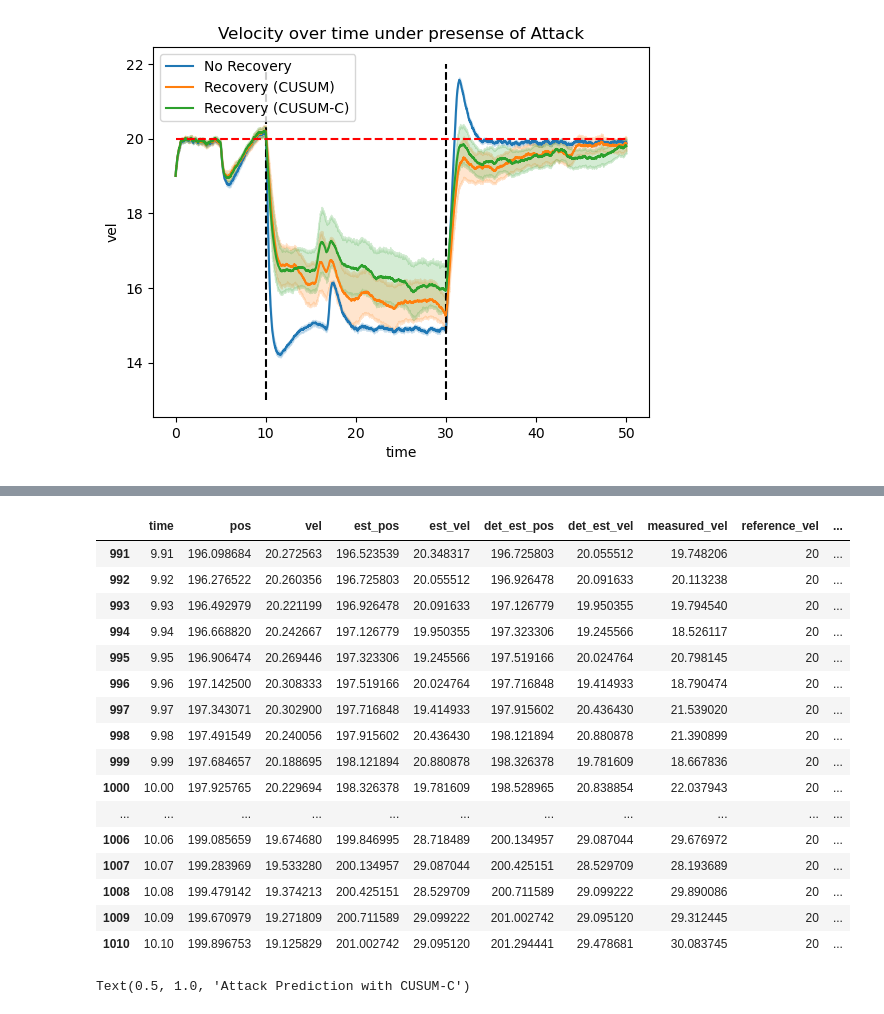
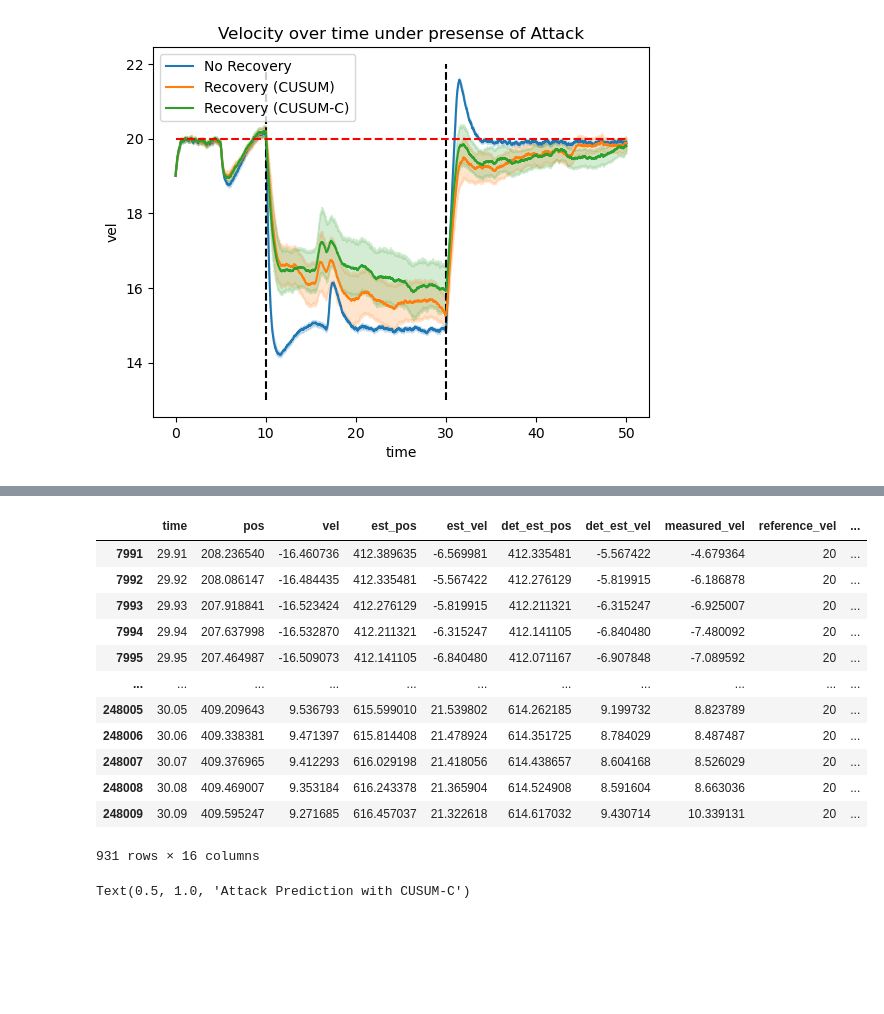
Before and after one commit to axel99andersson/control-systems-lib, a Jupyter notebook: eda.ipynb, the cells around one changed output, grey strips where cells are left out. Saved outputs shown, nothing was run; the diff lists cells and outputs as text; code cells hidden in the pictures; blank space fills up the shorter version.

```diff
--- a/eda.ipynb
+++ b/eda.ipynb
@@ -666,23 +668,19 @@ Accuracy: 0.687384
-# %%
-df[df.time > 9.9].head(20)
-# %% [output]
-|  | time | pos | vel | est_pos | est_vel | det_est_pos | det_est_vel | measured_vel | reference_vel | ... |
-| 991 | 9.91 | 196.098684 | 20.272563 | 196.523539 | 20.348317 | 196.725803 | 20.055512 | 19.748206 | 20 | ... |
-| 992 | 9.92 | 196.276522 | 20.260356 | 196.725803 | 20.055512 | 196.926478 | 20.091633 | 20.113238 | 20 | ... |
-| 993 | 9.93 | 196.492979 | 20.221199 | 196.926478 | 20.091633 | 197.126779 | 19.950355 | 19.794540 | 20 | ... |
-| 994 | 9.94 | 196.668820 | 20.242667 | 197.126779 | 19.950355 | 197.323306 | 19.245566 | 18.526117 | 20 | ... |
-| 995 | 9.95 | 196.906474 | 20.269446 | 197.323306 | 19.245566 | 197.519166 | 20.024764 | 20.798145 | 20 | ... |
-| 996 | 9.96 | 197.142500 | 20.308333 | 197.519166 | 20.024764 | 197.716848 | 19.414933 | 18.790474 | 20 | ... |
-| 997 | 9.97 | 197.343071 | 20.302900 | 197.716848 | 19.414933 | 197.915602 | 20.436430 | 21.539020 | 20 | ... |
-| 998 | 9.98 | 197.491549 | 20.240056 | 197.915602 | 20.436430 | 198.121894 | 20.880878 | 21.390899 | 20 | ... |
-| 999 | 9.99 | 197.684657 | 20.188695 | 198.121894 | 20.880878 | 198.326378 | 19.781609 | 18.667836 | 20 | ... |
-| 1000 | 10.00 | 197.925765 | 20.229694 | 198.326378 | 19.781609 | 198.528965 | 20.838854 | 22.037943 | 20 | ... |
-| ... | ... | ... | ... | ... | ... | ... | ... | ... | ... | ... |
-| 1006 | 10.06 | 199.085659 | 19.674680 | 199.846995 | 28.718489 | 200.134957 | 29.087044 | 29.676972 | 20 | ... |
-| 1007 | 10.07 | 199.283969 | 19.533280 | 200.134957 | 29.087044 | 200.425151 | 28.529709 | 28.193689 | 20 | ... |
-| 1008 | 10.08 | 199.479142 | 19.374213 | 200.425151 | 28.529709 | 200.711589 | 29.099222 | 29.890086 | 20 | ... |
-| 1009 | 10.09 | 199.670979 | 19.271809 | 200.711589 | 29.099222 | 201.002742 | 29.095120 | 29.312445 | 20 | ... |
-| 1010 | 10.10 | 199.896753 | 19.125829 | 201.002742 | 29.095120 | 201.294441 | 29.478681 | 30.083745 | 20 | ... |
+# %%
+df[(df.time > 29.9) & (df.time < 30.1) & (df.index > 3009)]
+# %% [output]
+|  | time | pos | vel | est_pos | est_vel | det_est_pos | det_est_vel | measured_vel | reference_vel | ... |
+| 7991 | 29.91 | 208.236540 | -16.460736 | 412.389635 | -6.569981 | 412.335481 | -5.567422 | -4.679364 | 20 | ... |
+| 7992 | 29.92 | 208.086147 | -16.484435 | 412.335481 | -5.567422 | 412.276129 | -5.819915 | -6.186878 | 20 | ... |
+| 7993 | 29.93 | 207.918841 | -16.523424 | 412.276129 | -5.819915 | 412.211321 | -6.315247 | -6.925007 | 20 | ... |
+| 7994 | 29.94 | 207.637998 | -16.532870 | 412.211321 | -6.315247 | 412.141105 | -6.840480 | -7.480092 | 20 | ... |
+| 7995 | 29.95 | 207.464987 | -16.509073 | 412.141105 | -6.840480 | 412.071167 | -6.907848 | -7.089592 | 20 | ... |
+| ... | ... | ... | ... | ... | ... | ... | ... | ... | ... | ... |
+| 248005 | 30.05 | 409.209643 | 9.536793 | 615.599010 | 21.539802 | 614.262185 | 9.199732 | 8.823789 | 20 | ... |
+| 248006 | 30.06 | 409.338381 | 9.471397 | 615.814408 | 21.478924 | 614.351725 | 8.784029 | 8.487487 | 20 | ... |
+| 248007 | 30.07 | 409.376965 | 9.412293 | 616.029198 | 21.418056 | 614.438657 | 8.604168 | 8.526029 | 20 | ... |
+| 248008 | 30.08 | 409.469007 | 9.353184 | 616.243378 | 21.365904 | 614.524908 | 8.591604 | 8.663036 | 20 | ... |
+| 248009 | 30.09 | 409.595247 | 9.271685 | 616.457037 | 21.322618 | 614.617032 | 9.430714 | 10.339131 | 20 | ... |
+931 rows × 16 columns
 # %%
 sns.lineplot(data=df3, x='time', y='attack_pred', label="Attack Prediction (CUSUM-CLIP)")
 sns.lineplot(data=df3, x='time', y='attack', label="Attack")
```
Also changed, not shown: parts of 18 cells of this notebook, 7 other files.
